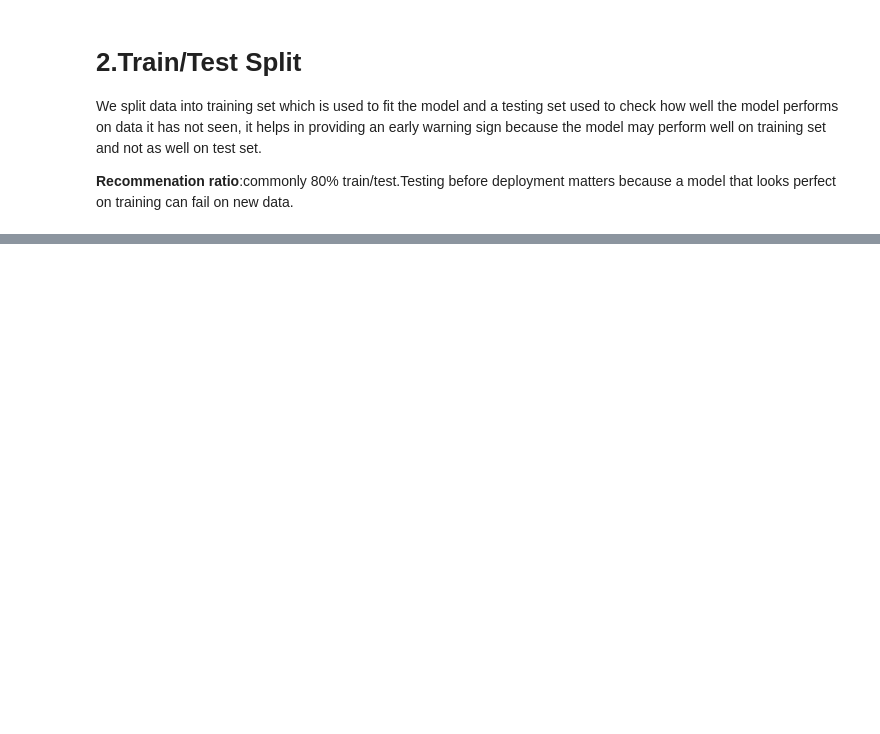
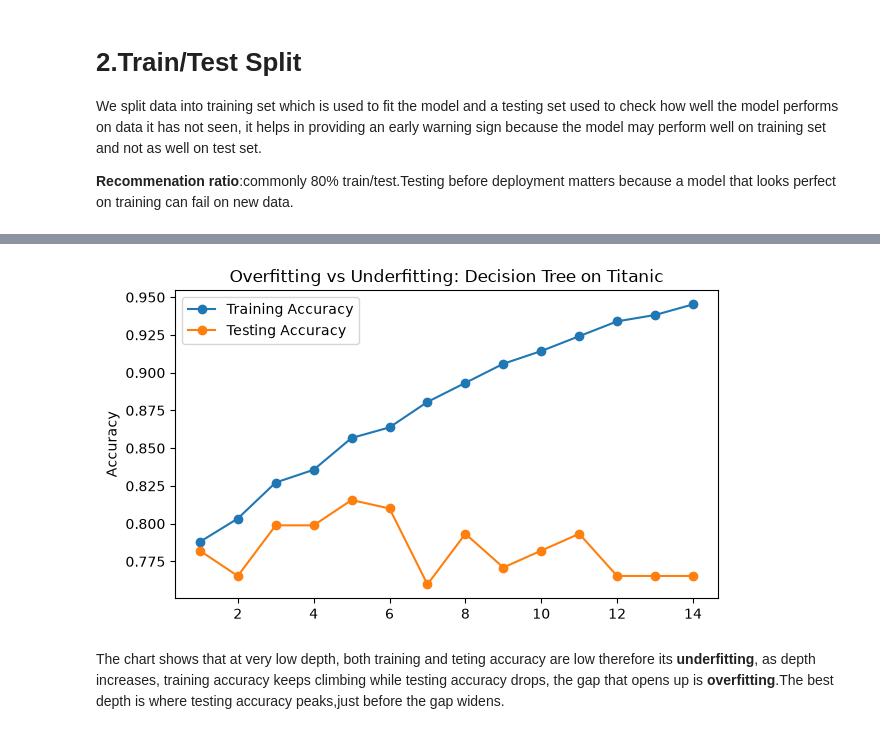
Before and after one commit to luckylittleman/AnalystLab-Africa-Internship, a Jupyter notebook: Week 1 and Week 2/Week 3.ipynb, the cells around one changed output, grey strips where cells are left out. Saved outputs shown, nothing was run; the diff lists cells and outputs as text; code cells hidden in the pictures; blank space fills up the shorter version.

Commit message:
reaserched about Overfitting vs Underfitting

```diff
--- a/Week 1 and Week 2/Week 3.ipynb
+++ b/Week 1 and Week 2/Week 3.ipynb
@@ -105,0 +118,24 @@ NameError: name 'iris' is not defined
+# %%
+from sklearn.tree import DecisionTreeClassifier
+from sklearn.metrics import accuracy_score
+
+depths=range(1,15)
+train_scores, test_scores= [],[]
+
+for d in depths:
+    tree=DecisionTreeClassifier(max_depth=d, random_state=42)
+    tree.fit(X_train, Y_train)
+    train_scores.append(accuracy_score(Y_train, tree.predict(X_train)))
+    test_scores.append(accuracy_score(Y_test, tree.predict(X_test)))
+
+plt.figure(figsize=(7,4))
+plt.plot(depths, train_scores, marker='o', label='Training Accuracy')
+plt.plot(depths, test_scores, marker='o', label='Testing Accuracy')
+plt.ylabel('Accuracy')
+plt.title('Overfitting vs Underfitting: Decision Tree on Titanic')
+plt.legend()
+plt.show()
+# %% [output]
+[figure, added]
+# %% [markdown]
+The chart shows that at very low depth, both training and teting accuracy are low therefore its **underfitting**, as depth increases, training accuracy keeps climbing while testing accuracy drops, the gap that opens up is **overfitting**.The best depth is where testing accuracy peaks,just before the gap widens.
```
Also changed, not shown: parts of 2 cells of this notebook.
